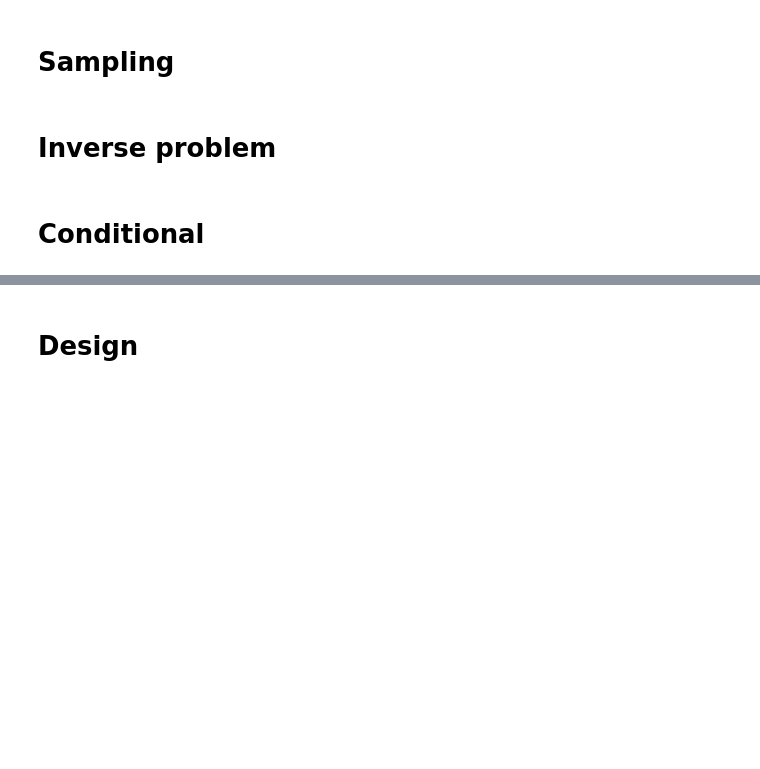
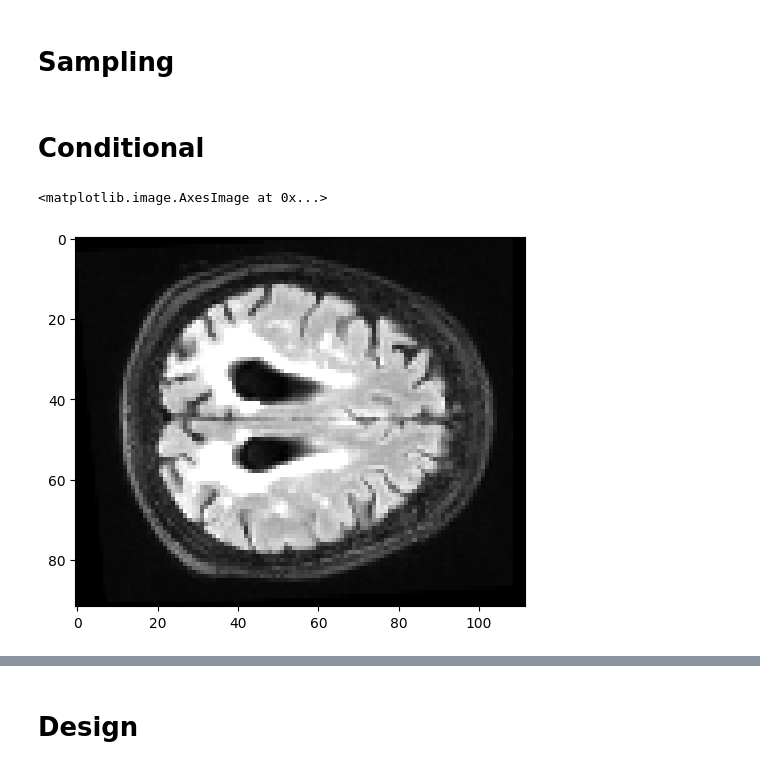
Before and after one commit to jcopo/diffuse, a Jupyter notebook: sandbox_geoffroy.ipynb, the cells around one changed output, grey strips where cells are left out. Saved outputs shown, nothing was run; the diff lists cells and outputs as text; code cells hidden in the pictures; blank space fills up the shorter version.

```diff
--- a/sandbox_geoffroy.ipynb
+++ b/sandbox_geoffroy.ipynb
@@ -135,8 +155,6 @@ plt.imshow(x0_samples[30][..., 0], cmap="gray")
 plt.subplot(1, 2, 2)
 plt.imshow(state_Ts.position[-1][..., 0], cmap="gray")
 plt.show()
-# %% [markdown]
-# Inverse problem
 # %%
 # Get the Datasets
 wmh = WMH(config)
@@ -179,30 +197,34 @@ plt.show()
 # %%
 # Load dataset
 wmh = WMH(config)
 wmh.setup()
 train_loader = wmh.get_train_dataloader()  # .dataset
 
 key = jax.random.PRNGKey(0)
 beta = LinearSchedule(b_min=0.02, b_max=5.0, t0=0.0, T=2.0)
 
 checkpoint = jnp.load(
-    os.path.join(config["save_path"], "ann_3355.npz"), allow_pickle=True
+    os.path.join(config["save_path"], "ann_3795.npz"), allow_pickle=True
 )
 
 
 nn_unet = UNet(config["tf"] / config["n_t"], 64, upsampling="pixel_shuffle")
 params = checkpoint["params"].item()
 
 
 def nn_score_(x, t, scoreNet, params):
     return scoreNet.apply(params, x, t)
 
 
 nn_score = partial(nn_score_, scoreNet=nn_unet, params=params)
 
 sde = SDE(beta=beta)
 
 for x in train_loader:
     break
 
-plt.imshow(x[0, ..., 0], cmap="gray")
+x = x[0]
+plt.imshow(x[..., 0], cmap="gray")
+# %% [output]
+<matplotlib.image.AxesImage at 0x...>
+[figure, added]
```
Also changed, not shown: parts of 12 cells of this notebook.
